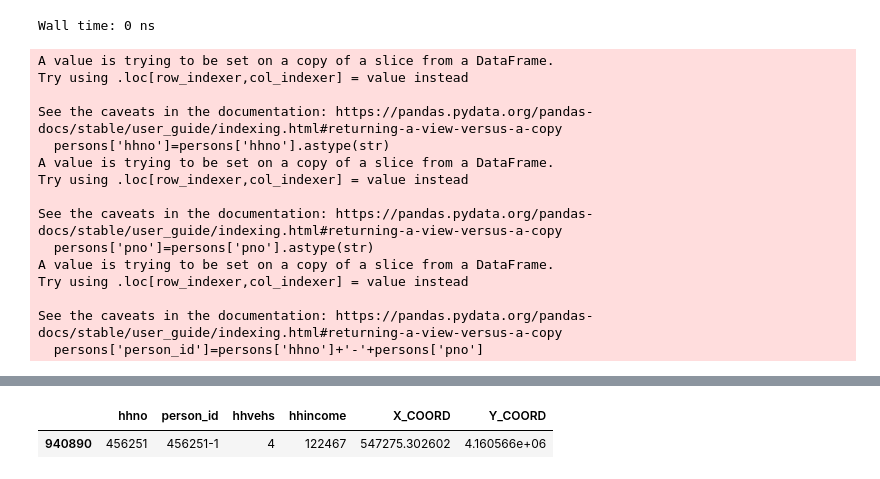
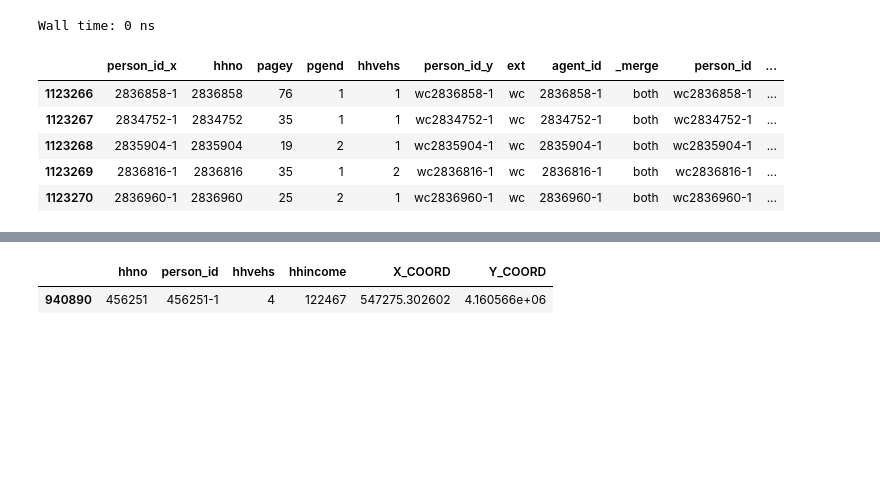
Before and after one commit to tscore-utc/scenarios, a Jupyter notebook: convert/Script/household and person files.ipynb, the cells around one changed output, grey strips where cells are left out. Drawn from its saved outputs; the diff is of its cells as text; code cells hidden in the pictures; blank space fills up the shorter version.

```diff
--- a/convert/Script/household and person files.ipynb
+++ b/convert/Script/household and person files.ipynb
@@ -103,0 +199,6 @@ pop_df[pop_df['person_id']=='456251-3']
+# %%
+pop_df_agents['person_id']=np.where(pop_df_agents['ext']=='wc',
+                                    pop_df_agents['person_id_y'],
+                                    pop_df_agents['person_id_x']
+                                   )
+pop_df_agents.tail()
@@ -235,18 +343,11 @@ households=households[households['hhno'].isin(pop_df.hhno.unique())]
+# %%
+pop_df_agents.tail()
+# %% [output]
+|  | person_id_x | hhno | pagey | pgend | hhvehs | person_id_y | ext | agent_id | _merge | person_id | ... |
+| 1123266 | 2836858-1 | 2836858 | 76 | 1 | 1 | wc2836858-1 | wc | 2836858-1 | both | wc2836858-1 | ... |
+| 1123267 | 2834752-1 | 2834752 | 35 | 1 | 1 | wc2834752-1 | wc | 2834752-1 | both | wc2834752-1 | ... |
+| 1123268 | 2835904-1 | 2835904 | 19 | 2 | 1 | wc2835904-1 | wc | 2835904-1 | both | wc2835904-1 | ... |
+| 1123269 | 2836816-1 | 2836816 | 35 | 1 | 2 | wc2836816-1 | wc | 2836816-1 | both | wc2836816-1 | ... |
+| 1123270 | 2836960-1 | 2836960 | 25 | 2 | 1 | wc2836960-1 | wc | 2836960-1 | both | wc2836960-1 | ... |
 # %%
-df=household(households,person_ei,mzone)
+df=household(households,pop_df_agents[['hhno','person_id']],mzone)
-# %% [output]
-A value is trying to be set on a copy of a slice from a DataFrame.
-Try using .loc[row_indexer,col_indexer] = value instead
-
-See the caveats in the documentation: https://pandas.pydata.org/pandas-docs/stable/user_guide/indexing.html#returning-a-view-versus-a-copy
-  persons['hhno']=persons['hhno'].astype(str)
-A value is trying to be set on a copy of a slice from a DataFrame.
-Try using .loc[row_indexer,col_indexer] = value instead
-
-See the caveats in the documentation: https://pandas.pydata.org/pandas-docs/stable/user_guide/indexing.html#returning-a-view-versus-a-copy
-  persons['pno']=persons['pno'].astype(str)
-A value is trying to be set on a copy of a slice from a DataFrame.
-Try using .loc[row_indexer,col_indexer] = value instead
-
-See the caveats in the documentation: https://pandas.pydata.org/pandas-docs/stable/user_guide/indexing.html#returning-a-view-versus-a-copy
-  persons['person_id']=persons['hhno']+'-'+persons['pno']
```
Also changed, not shown: parts of 26 cells of this notebook, 9 other files.
